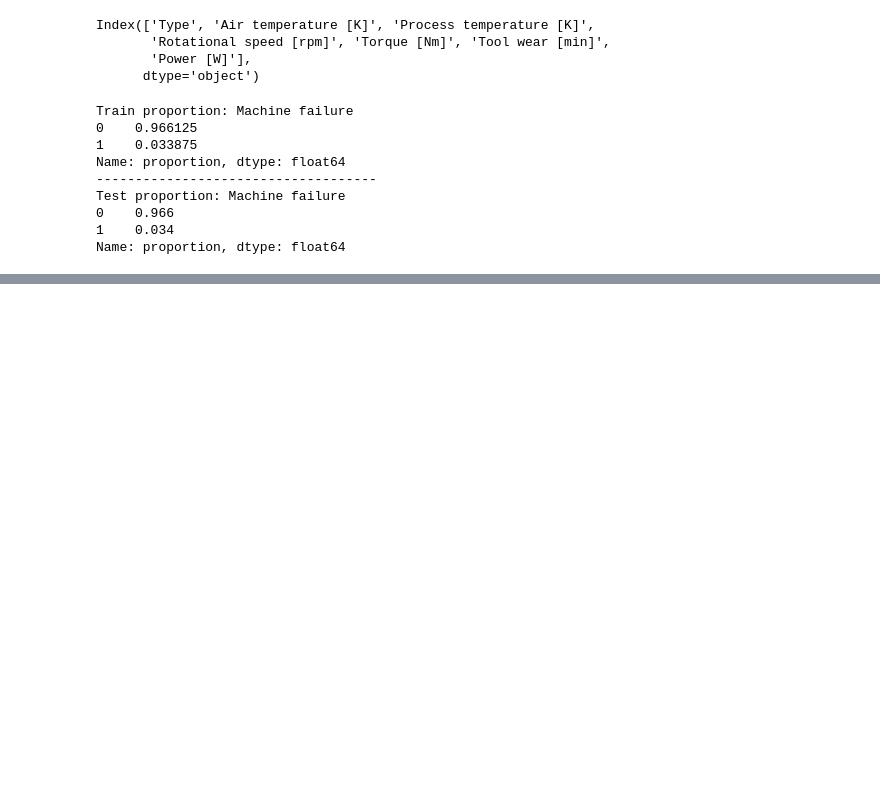
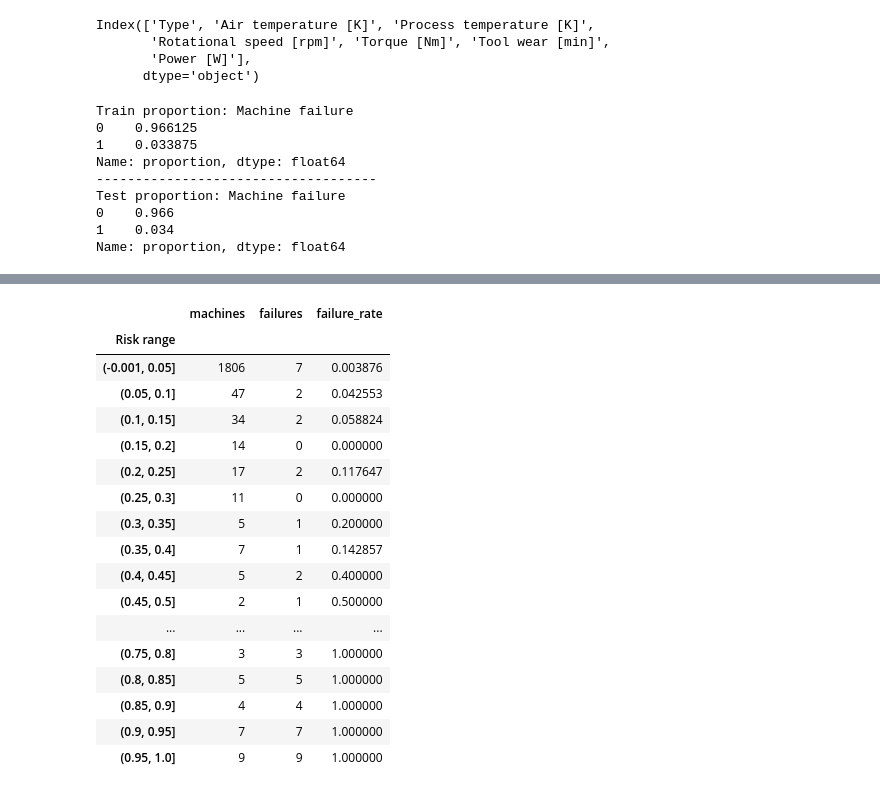
Before and after one commit to LucasMeloPedro/ai4i-predictive_maintenance, a Jupyter notebook: Predictive_maintenance.ipynb, the cells around one changed output, grey strips where cells are left out. Saved outputs shown, nothing was run; the diff lists cells and outputs as text; code cells hidden in the pictures; blank space fills up the shorter version.

```diff
--- a/Predictive_maintenance.ipynb
+++ b/Predictive_maintenance.ipynb
@@ -605,0 +707,4 @@ preprocessor = ColumnTransformer(transformers = [('cat', OneHotEncoder(handle_un
+# %%
+# Investigate the probabilities deeper
+pd.set_option('display.max_rows', None)
+failed_machines.sort_values('failure_probability')[['failure_probability']]
@@ -605,0 +729,28 @@ preprocessor = ColumnTransformer(transformers = [('cat', OneHotEncoder(handle_un
+# %%
+risk_analysis['Risk range'] = pd.cut(
+                                risk_analysis['failure_probability'],
+                                bins = np.arange(0, 1.1, 0.05),
+                                include_lowest = True)
+
+risk_analysis.groupby('Risk range', observed=True).agg(machines=('failure_status', 'count'),
+                                                      failures=('failure_status', 'sum'),
+                                                      failure_rate=('failure_status', 'mean'))
+# %% [output]
+|  | machines | failures | failure_rate |
+| Risk range |  |  |  |
+| (-0.001, 0.05] | 1806 | 7 | 0.003876 |
+| (0.05, 0.1] | 47 | 2 | 0.042553 |
+| (0.1, 0.15] | 34 | 2 | 0.058824 |
+| (0.15, 0.2] | 14 | 0 | 0.000000 |
+| (0.2, 0.25] | 17 | 2 | 0.117647 |
+| (0.25, 0.3] | 11 | 0 | 0.000000 |
+| (0.3, 0.35] | 5 | 1 | 0.200000 |
+| (0.35, 0.4] | 7 | 1 | 0.142857 |
+| (0.4, 0.45] | 5 | 2 | 0.400000 |
+| (0.45, 0.5] | 2 | 1 | 0.500000 |
+| ... | ... | ... | ... |
+| (0.75, 0.8] | 3 | 3 | 1.000000 |
+| (0.8, 0.85] | 5 | 5 | 1.000000 |
+| (0.85, 0.9] | 4 | 4 | 1.000000 |
+| (0.9, 0.95] | 7 | 7 | 1.000000 |
+| (0.95, 1.0] | 9 | 9 | 1.000000 |
```
Also changed, not shown: parts of 16 cells of this notebook.
